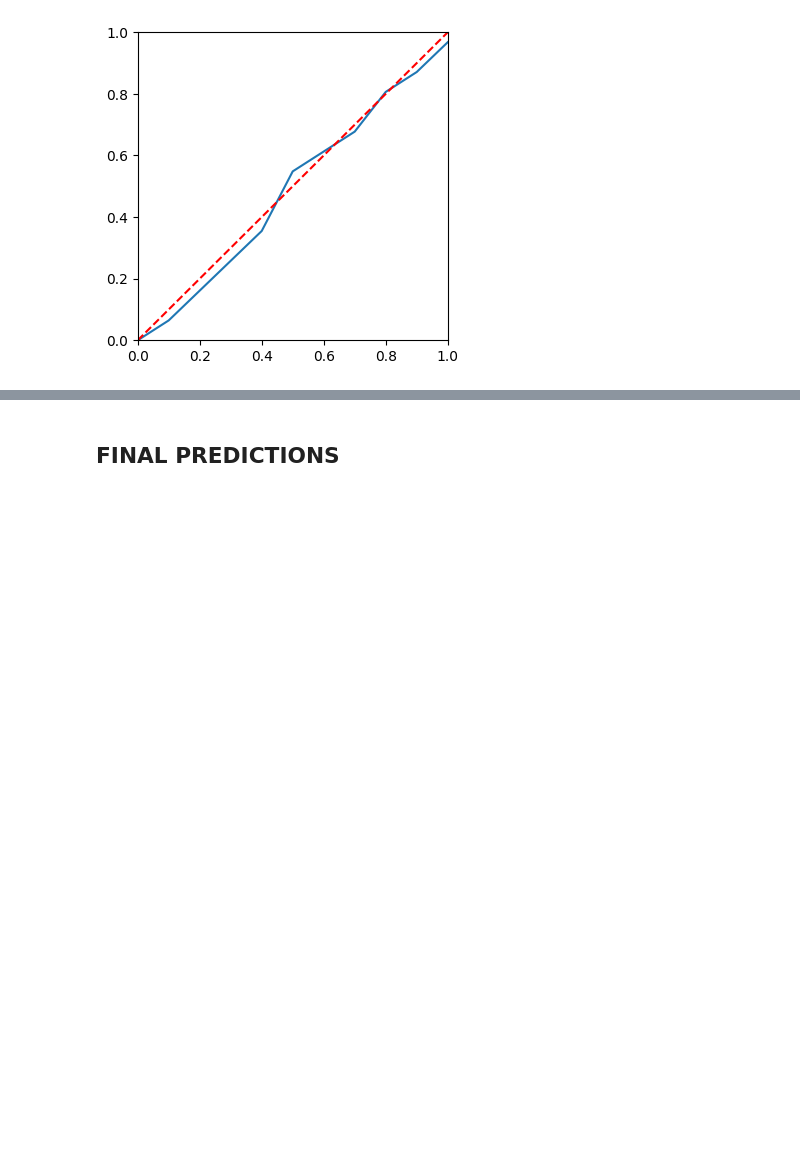
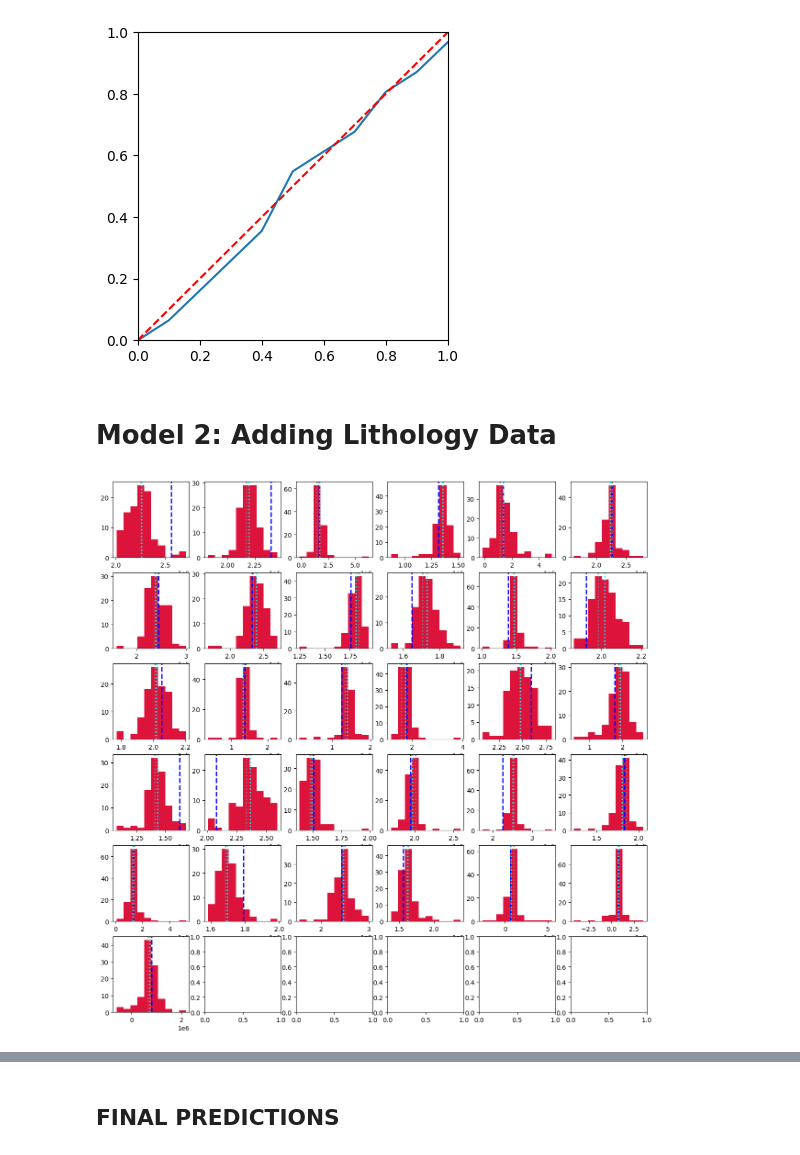
Before and after one commit to acmontesh/Energ-AI-z, a Jupyter notebook: Production_analysis.ipynb, the cells around one changed output, grey strips where cells are left out. Saved outputs shown, nothing was run; the diff lists cells and outputs as text; code cells hidden in the pictures; blank space fills up the shorter version.

Commit message:
model 2 with acou

```diff
--- a/Production_analysis.ipynb
+++ b/Production_analysis.ipynb
@@ -538,3 +541,49 @@ ax.add_line( Line2D( [0,1],[0,1],color="red",lw=1.5,ls="--" ) )
 # %% [output]
 <matplotlib.lines.Line2D at 0x...>
 [figure]
+# %% [markdown]
+<h1>Model 2: Adding Lithology Data</h1>
+# %%
+realizations_per_sample = {  }
+for i in range(df_train.shape[0]):
+    withold_point = df_train.iloc[i,:]
+    x_wh = withold_point[["logperm","acoustic_imp"]].values.reshape(-1,2)
+    y_hw = withold_point["cumulative_3y"]
+    new_df      = pd.concat( [df_train.iloc[0:i,:],df_train.iloc[i+1:,:]] )
+    X           = new_df[["logperm","acoustic_imp"]].values
+    y           = new_df["cumulative_3y"].values
+    realizations_per_sample[ i ] = { "actual":y_hw,"reals":[  ] }
+    for j in range(100):
+        degree_rand = 2#np.random.randint( 4 )
+        model_type_rand =  0#np.random.randint( 0,4 )
+        model_types = [LinearRegression(  ),Ridge(  ),Lasso(  ),Ridge(  ),RandomForestRegressor(  ),AdaBoostRegressor(  ),LinearRegression(  )]
+        X_train, X_test, y_train, y_test = train_test_split( X, y, test_size=0.65 )
+        model = model_types[model_type_rand]
+        pipe = Pipeline( [('scaler', StandardScaler(  )), ('model', model)] )
+        if model_type_rand<=1:
+            poly=PolynomialFeatures(degree=degree_rand,include_bias=True)
+            poly_features=poly.fit_transform(X_train.reshape(-1,2))
+            poly_test=poly.transform( x_wh.reshape(-1,2) )
+            pipe.fit(poly_features, y_train)
+            # ypred = pipe.predict( poly_test )
+            # ytrainpreds = pipe.predict( poly_features )
+            ywhp = pipe.predict( poly_test )[0]
+        else:
+            pipe.fit(X_train.reshape(-1,2), y_train)
+            ywhp = pipe.predict( x_wh )[0]
+
+
+        realizations_per_sample[ i ]["reals"].append( ywhp )
+# %%
+fig,axs = plt.subplots( 6,6,figsize=(15,15),facecolor="white" )
+for k in range(df_train.shape[0]):
+    row = k//6
+    colm = k%6
+    counts, bin_edges, patches = axs[row,colm].hist(  realizations_per_sample[ k ]["reals"],color="crimson" )
+    imax = np.argmax(counts)
+    midpoint = 0.5 * (bin_edges[imax] + bin_edges[imax + 1])
+    axs[row,colm].axvline( realizations_per_sample[ k ]["actual"],ls="--",lw=2.0,color="blue" )
+    axs[row,colm].axvline( midpoint,ls="dotted",lw=2.0,color="gray" )
+    axs[row,colm].axvline( np.median( realizations_per_sample[ k ]["reals"] ),ls="dotted",lw=2.0,color="cyan" )
+# %% [output]
+[figure, added]
```
Also changed, not shown: parts of 5 cells of this notebook.
